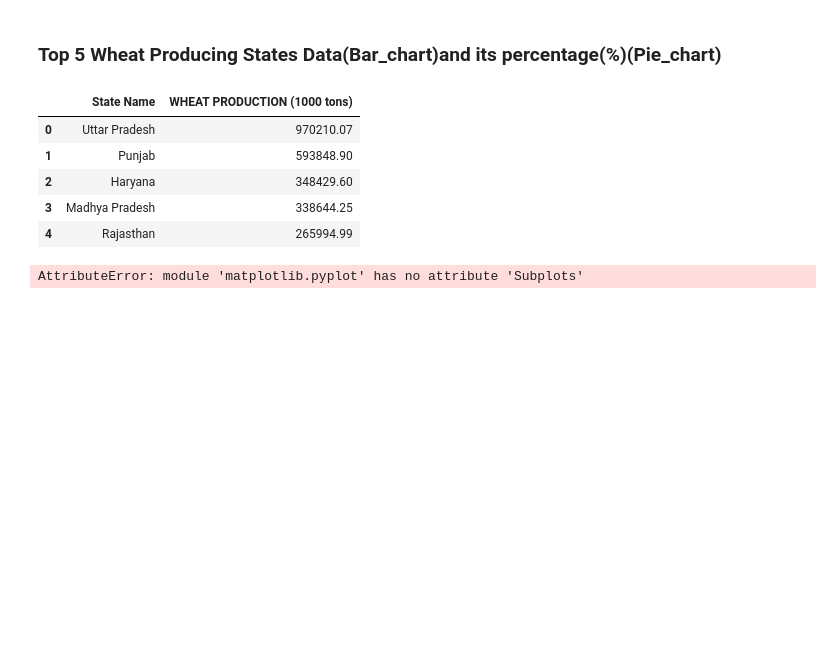
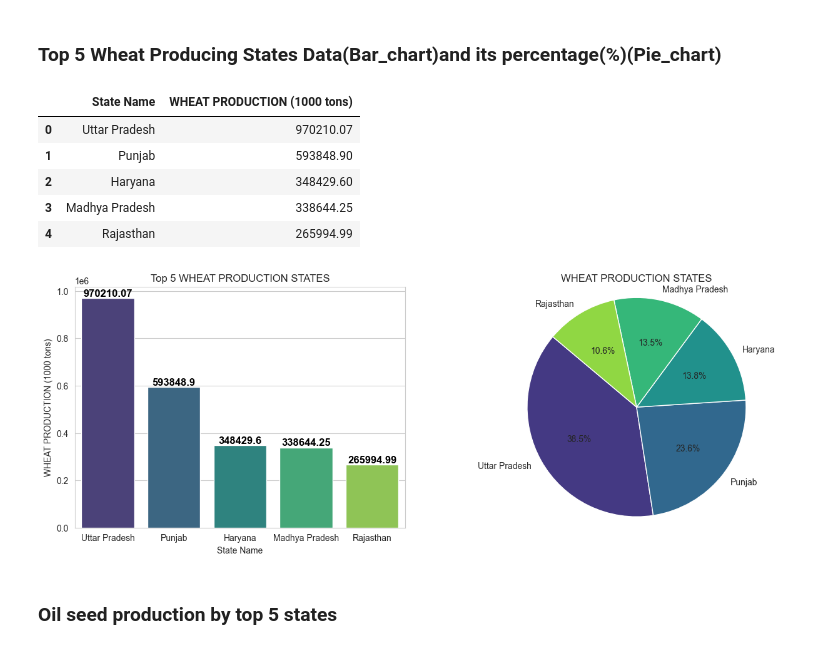
Before and after one commit to arun8nov/India-AgriData, a Jupyter notebook: processing.ipynb, the cells around one changed output. Drawn from its saved outputs; the diff is of its cells as text; code cells hidden in the pictures; blank space fills up the shorter version.

```diff
--- a/processing.ipynb
+++ b/processing.ipynb
@@ -119,7 +118,8 @@ plt.show()
 # %% [markdown]
 ### Top 5 Wheat Producing States Data(Bar_chart)and its percentage(%)(Pie_chart)
 # %%
-df[['State Name','WHEAT PRODUCTION (1000 tons)']].groupby('State Name').sum().sort_values(by='WHEAT PRODUCTION (1000 tons)',ascending=False).reset_index().head(5)
+W_df = df[['State Name','WHEAT PRODUCTION (1000 tons)']].groupby('State Name').sum().sort_values(by='WHEAT PRODUCTION (1000 tons)',ascending=False).reset_index().head(5)
+W_df
 # %% [output]
 |  | State Name | WHEAT PRODUCTION (1000 tons) |
 | 0 | Uttar Pradesh | 970210.07 |
@@ -128,6 +128,22 @@ df[['State Name','WHEAT PRODUCTION (1000 tons)']].groupby('State Name').sum().so
 | 3 | Madhya Pradesh | 338644.25 |
 | 4 | Rajasthan | 265994.99 |
 # %%
-fig,(ax1,ax2)=plt.Subplots(1,2,figsize=(15,5))
+fig,axes=plt.subplots(1,2,figsize=(15,5))
+sns.set_style('white')
+
+sns.barplot(x='State Name',y='WHEAT PRODUCTION (1000 tons)',data=W_df,ax=axes[0],palette='viridis')
+for p in axes[0].patches:
+    axes[0].annotate(f'{p.get_height()}',
+                (p.get_x() + p.get_width() / 2, p.get_height()),
+                ha='center', va='bottom', fontsize=12, fontweight='bold', color='black')
+axes[0].set_title('Top 5 WHEAT PRODUCTION STATES')
+axes[0].set_xlabel('State Name')
+
+plt.pie(W_df['WHEAT PRODUCTION (1000 tons)'], labels=W_df['State Name'], autopct='%1.1f%%', startangle=140, colors=sns.color_palette("viridis", len(W_df)))
+axes[1].set_title('WHEAT PRODUCTION STATES')
+axes[1].axis('equal')
+plt.show()
 # %% [output]
-AttributeError: module 'matplotlib.pyplot' has no attribute 'Subplots'
+[figure, added]
+# %% [markdown]
+### Oil seed production by top 5 states
```
Also changed, not shown: parts of 39 cells of this notebook, 1 other file.
